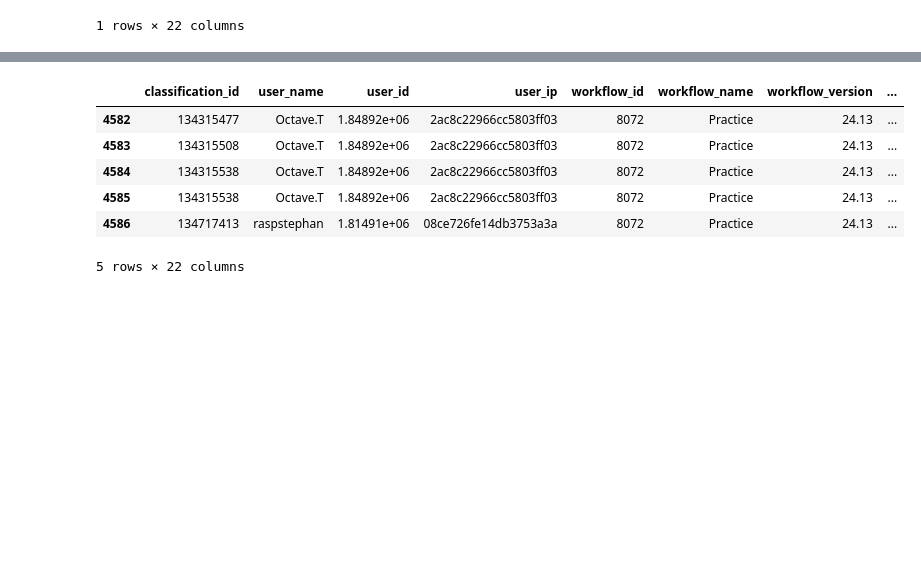
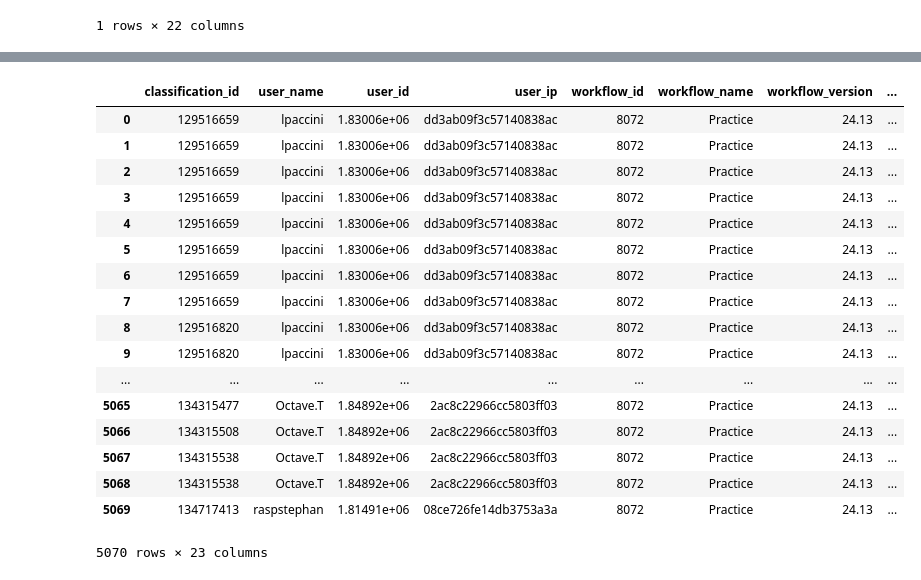
Before and after one commit to raspstephan/sugar-flower-fish-or-gravel, a Jupyter notebook: notebooks/organize-raw-dataset.ipynb, the cells around one changed output, grey strips where cells are left out. Saved outputs shown, nothing was run; the diff lists cells and outputs as text; code cells hidden in the pictures; blank space fills up the shorter version.

```diff
--- a/notebooks/organize-raw-dataset.ipynb
+++ b/notebooks/organize-raw-dataset.ipynb
@@ -272,7 +295,8 @@ To be able to handle the data well, we will now create a new DataFrame that cont
 # %%
 # We need to figure out first how many items we have in order to allocate the new DataFrame
 count = 0
-for i, row in clas.iterrows():
+for i, row in clas_prac.iterrows():
+    if len(row.annotations['value']) == 0: count += 1
     for anno in row.annotations['value']:
         count += 1
 count
@@ -281,13 +305,16 @@ count
 # %%
 annos = pd.DataFrame(
-    columns=list(clas.columns) + ['x', 'y', 'width', 'height', 'tool_label', 'started_at', 'finished_at'],
+    columns=list(clas_prac.columns) + ['x', 'y', 'width', 'height', 'tool_label', 'started_at', 'finished_at'],
     index=np.arange(count)
 )
 # %%
+j = 0
 for i, row in clas_prac.iterrows():
-    j = 0
-    for anno in row.annotations['value']:
-        for c in clas.columns:
+    coords = row.annotations['value']
+    if len(coords) == 0:
+        coords = [{'x': None, 'y': None, 'width': None, 'height': None, 'tool_label': None}]
+    for anno in coords:
+        for c in clas_prac.columns:
             annos.iloc[j][c] = row[c]
         for coord in ['x', 'y', 'width', 'height', 'tool_label']:
             annos.iloc[j][coord] = anno[coord]
@@ -321,6 +363,7 @@ def convert_clas_to_annos_df(clas_df):
     # We need to figure out first how many items we have in order to allocate the new DataFrame
     count = 0
     for i, row in clas_df.iterrows():
+        if len(row.annotations['value']) == 0: count += 1
         for anno in row.annotations['value']:
             count += 1
     # Allocate new dataframe
@@ -331,7 +374,10 @@ def convert_clas_to_annos_df(clas_df):
     # go through each annotation
     j = 0
     for i, row in clas_df.iterrows():
-        for anno in row.annotations['value']:
+        coords = row.annotations['value']
+        if len(coords) == 0:
+            coords = [{'x': None, 'y': None, 'width': None, 'height': None, 'tool_label': None}]
+        for anno in coords:
             for c in clas_df.columns:
                 annos_df.iloc[j][c] = row[c]
             for coord in ['x', 'y', 'width', 'height', 'tool_label']:
@@ -352,10 +398,21 @@ Wall time: 10 s
 # %%
-annos_prac.tail()
+annos_prac
 # %% [output]
 |  | classification_id | user_name | user_id | user_ip | workflow_id | workflow_name | workflow_version | ... |
-| 4582 | 134315477 | Octave.T | 1.84892e+06 | 2ac8c22966cc5803ff03 | 8072 | Practice | 24.13 | ... |
-| 4583 | 134315508 | Octave.T | 1.84892e+06 | 2ac8c22966cc5803ff03 | 8072 | Practice | 24.13 | ... |
-| 4584 | 134315538 | Octave.T | 1.84892e+06 | 2ac8c22966cc5803ff03 | 8072 | Practice | 24.13 | ... |
-| 4585 | 134315538 | Octave.T | 1.84892e+06 | 2ac8c22966cc5803ff03 | 8072 | Practice | 24.13 | ... |
-| 4586 | 134717413 | raspstephan | 1.81491e+06 | 08ce726fe14db3753a3a | 8072 | Practice | 24.13 | ... |
+| 0 | 129516659 | lpaccini | 1.83006e+06 | dd3ab09f3c57140838ac | 8072 | Practice | 24.13 | ... |
+| 1 | 129516659 | lpaccini | 1.83006e+06 | dd3ab09f3c57140838ac | 8072 | Practice | 24.13 | ... |
+| 2 | 129516659 | lpaccini | 1.83006e+06 | dd3ab09f3c57140838ac | 8072 | Practice | 24.13 | ... |
+| 3 | 129516659 | lpaccini | 1.83006e+06 | dd3ab09f3c57140838ac | 8072 | Practice | 24.13 | ... |
+| 4 | 129516659 | lpaccini | 1.83006e+06 | dd3ab09f3c57140838ac | 8072 | Practice | 24.13 | ... |
+| 5 | 129516659 | lpaccini | 1.83006e+06 | dd3ab09f3c57140838ac | 8072 | Practice | 24.13 | ... |
+| 6 | 129516659 | lpaccini | 1.83006e+06 | dd3ab09f3c57140838ac | 8072 | Practice | 24.13 | ... |
+| 7 | 129516659 | lpaccini | 1.83006e+06 | dd3ab09f3c57140838ac | 8072 | Practice | 24.13 | ... |
+| 8 | 129516820 | lpaccini | 1.83006e+06 | dd3ab09f3c57140838ac | 8072 | Practice | 24.13 | ... |
+| 9 | 129516820 | lpaccini | 1.83006e+06 | dd3ab09f3c57140838ac | 8072 | Practice | 24.13 | ... |
+| ... | ... | ... | ... | ... | ... | ... | ... | ... |
+| 5065 | 134315477 | Octave.T | 1.84892e+06 | 2ac8c22966cc5803ff03 | 8072 | Practice | 24.13 | ... |
+| 5066 | 134315508 | Octave.T | 1.84892e+06 | 2ac8c22966cc5803ff03 | 8072 | Practice | 24.13 | ... |
+| 5067 | 134315538 | Octave.T | 1.84892e+06 | 2ac8c22966cc5803ff03 | 8072 | Practice | 24.13 | ... |
+| 5068 | 134315538 | Octave.T | 1.84892e+06 | 2ac8c22966cc5803ff03 | 8072 | Practice | 24.13 | ... |
+| 5069 | 134717413 | raspstephan | 1.81491e+06 | 08ce726fe14db3753a3a | 8072 | Practice | 24.13 | ... |
-5 rows × 22 columns
+5070 rows × 23 columns
```
Also changed, not shown: parts of 10 cells of this notebook, 5 other files.
